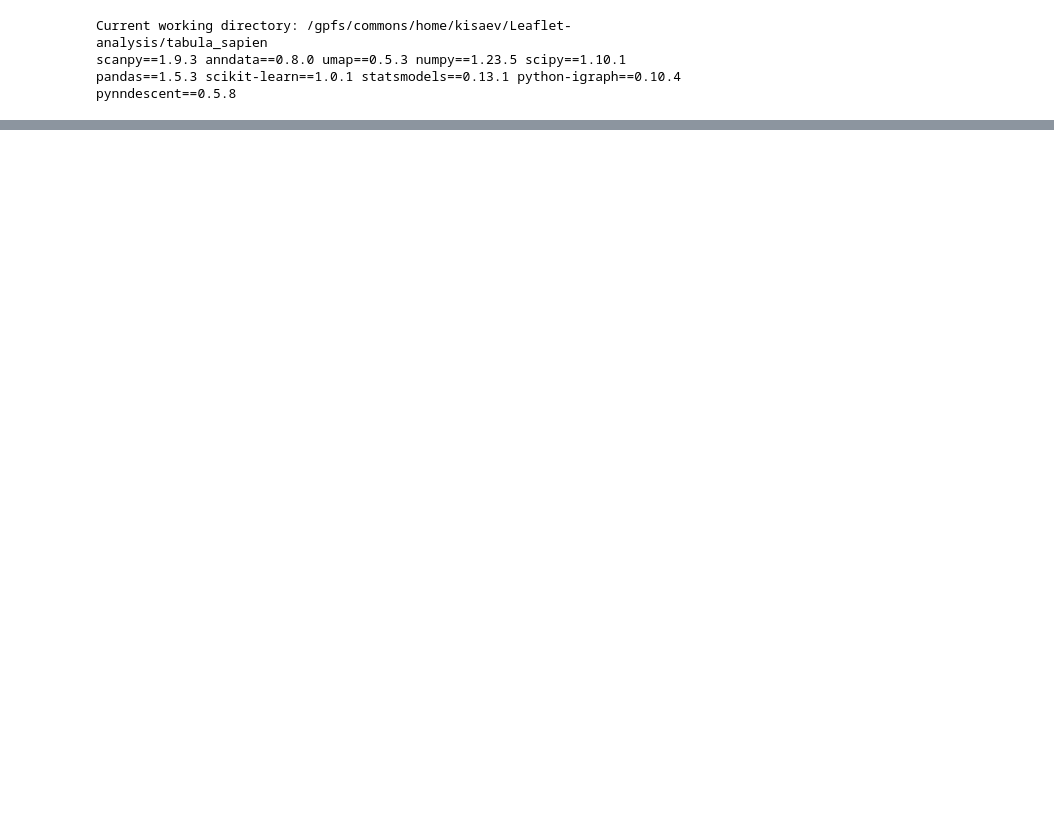
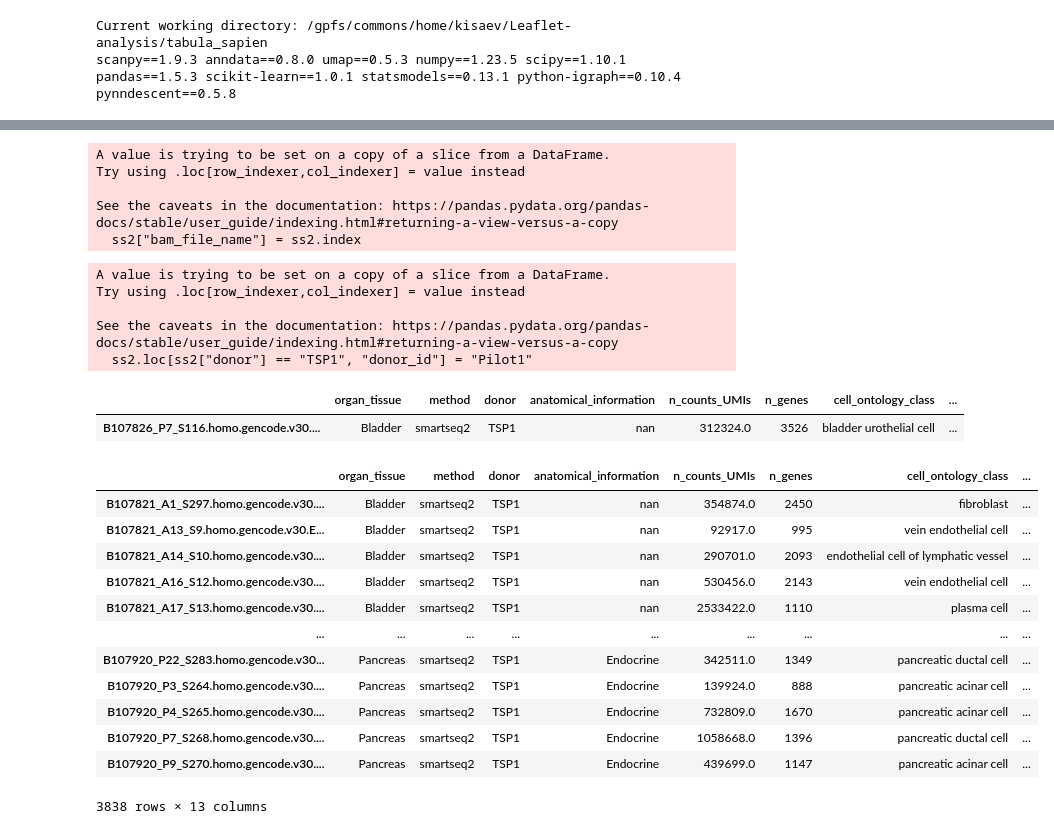
Before and after one commit to daklab/Leaflet-analysis, a Jupyter notebook: tabula_sapien/01_scanpy_workflow.ipynb, the cells around one changed output, grey strips where cells are left out. Saved outputs shown, nothing was run; the diff lists cells and outputs as text; code cells hidden in the pictures; blank space fills up the shorter version.

```diff
--- a/tabula_sapien/01_scanpy_workflow.ipynb
+++ b/tabula_sapien/01_scanpy_workflow.ipynb
@@ -42,4 +28,0 @@ AnnData object with n_obs × n_vars = 483152 × 58870
-# %%
-# Remove genes from adata that have "ERCC" in their name, these are just spike ins
-adata = adata[:, [not x.startswith('ERCC') for x in adata.var_names]]
-adata
@@ -95,0 +45,5 @@ AttributeError: 'Series' object has no attribute 'values_counts'
+# %%
+ss2 = adata.obs[adata.obs["method"] == "smartseq2"]
+print(ss2.shape)
+# summarize number of ss2 files per donor
+ss2.groupby("donor").size()
@@ -95,0 +115,52 @@ AttributeError: 'Series' object has no attribute 'values_counts'
+# %%
+ss2["bam_file_name"] = ss2.index
+# %% [output]
+A value is trying to be set on a copy of a slice from a DataFrame.
+Try using .loc[row_indexer,col_indexer] = value instead
+
+See the caveats in the documentation: https://pandas.pydata.org/pandas-docs/stable/user_guide/indexing.html#returning-a-view-versus-a-copy
+  ss2["bam_file_name"] = ss2.index
+# %%
+# Assuming 'ss2' is your DataFrame
+ss2.loc[ss2["donor"] == "TSP1", "donor_id"] = "Pilot1"
+ss2.loc[ss2["donor"] == "TSP2", "donor_id"] = "Pilot2"
+ss2.loc[ss2["donor"] == "TSP3", "donor_id"] = "Pilot3"
+ss2.loc[ss2["donor"] == "TSP4", "donor_id"] = "Pilot4"
+ss2.loc[ss2["donor"] == "TSP5", "donor_id"] = "Pilot5"
+ss2.loc[ss2["donor"] == "TSP6", "donor_id"] = "Pilot6"
+ss2.loc[ss2["donor"] == "TSP7", "donor_id"] = "Pilot7"
+ss2.loc[ss2["donor"] == "TSP8", "donor_id"] = "Pilot8"
+ss2.loc[ss2["donor"] == "TSP9", "donor_id"] = "Pilot9"
+ss2.loc[ss2["donor"] == "TSP10", "donor_id"] = "Pilot10"
+ss2.loc[ss2["donor"] == "TSP11", "donor_id"] = "Pilot11"
+ss2.loc[ss2["donor"] == "TSP12", "donor_id"] = "Pilot12"
+ss2.loc[ss2["donor"] == "TSP13", "donor_id"] = "Pilot13"
+ss2.loc[ss2["donor"] == "TSP14", "donor_id"] = "Pilot14"
+ss2.loc[ss2["donor"] == "TSP15", "donor_id"] = "Pilot15"
+# %% [output]
+A value is trying to be set on a copy of a slice from a DataFrame.
+Try using .loc[row_indexer,col_indexer] = value instead
+
+See the caveats in the documentation: https://pandas.pydata.org/pandas-docs/stable/user_guide/indexing.html#returning-a-view-versus-a-copy
+  ss2.loc[ss2["donor"] == "TSP1", "donor_id"] = "Pilot1"
+# %%
+ss2[ss2["bam_file_name"] == "B107826_P7_S116.homo.gencode.v30.ERCC.chrM"]
+# %% [output]
+|  | organ_tissue | method | donor | anatomical_information | n_counts_UMIs | n_genes | cell_ontology_class | ... |
+| B107826_P7_S116.homo.gencode.v30.... | Bladder | smartseq2 | TSP1 | nan | 312324.0 | 3526 | bladder urothelial cell | ... |
+# %%
+ss2[ss2["donor"] == "TSP1"]
+# %% [output]
+|  | organ_tissue | method | donor | anatomical_information | n_counts_UMIs | n_genes | cell_ontology_class | ... |
+| B107821_A1_S297.homo.gencode.v30.... | Bladder | smartseq2 | TSP1 | nan | 354874.0 | 2450 | fibroblast | ... |
+| B107821_A13_S9.homo.gencode.v30.E... | Bladder | smartseq2 | TSP1 | nan | 92917.0 | 995 | vein endothelial cell | ... |
+| B107821_A14_S10.homo.gencode.v30.... | Bladder | smartseq2 | TSP1 | nan | 290701.0 | 2093 | endothelial cell of lymphatic vessel | ... |
+| B107821_A16_S12.homo.gencode.v30.... | Bladder | smartseq2 | TSP1 | nan | 530456.0 | 2143 | vein endothelial cell | ... |
+| B107821_A17_S13.homo.gencode.v30.... | Bladder | smartseq2 | TSP1 | nan | 2533422.0 | 1110 | plasma cell | ... |
+| ... | ... | ... | ... | ... | ... | ... | ... | ... |
+| B107920_P22_S283.homo.gencode.v30... | Pancreas | smartseq2 | TSP1 | Endocrine | 342511.0 | 1349 | pancreatic ductal cell | ... |
+| B107920_P3_S264.homo.gencode.v30.... | Pancreas | smartseq2 | TSP1 | Endocrine | 139924.0 | 888 | pancreatic acinar cell | ... |
+| B107920_P4_S265.homo.gencode.v30.... | Pancreas | smartseq2 | TSP1 | Endocrine | 732809.0 | 1670 | pancreatic acinar cell | ... |
+| B107920_P7_S268.homo.gencode.v30.... | Pancreas | smartseq2 | TSP1 | Endocrine | 1058668.0 | 1396 | pancreatic ductal cell | ... |
+| B107920_P9_S270.homo.gencode.v30.... | Pancreas | smartseq2 | TSP1 | Endocrine | 439699.0 | 1147 | pancreatic acinar cell | ... |
+3838 rows × 13 columns
```
Also changed, not shown: parts of 18 cells of this notebook, 12 other files.
